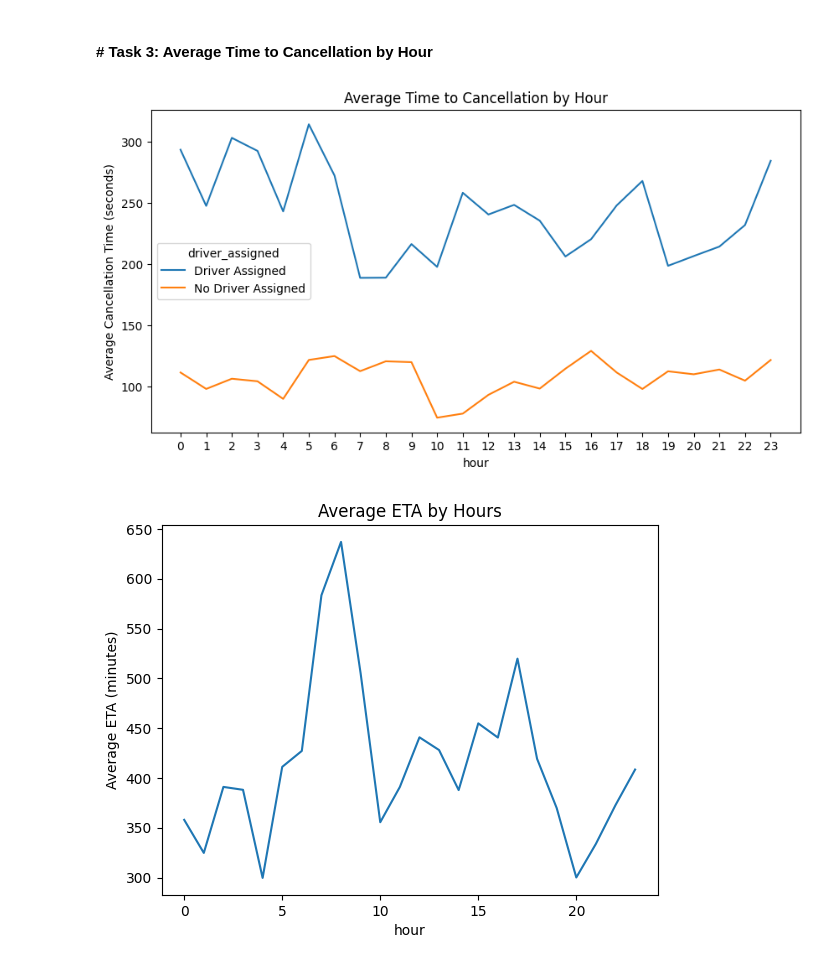
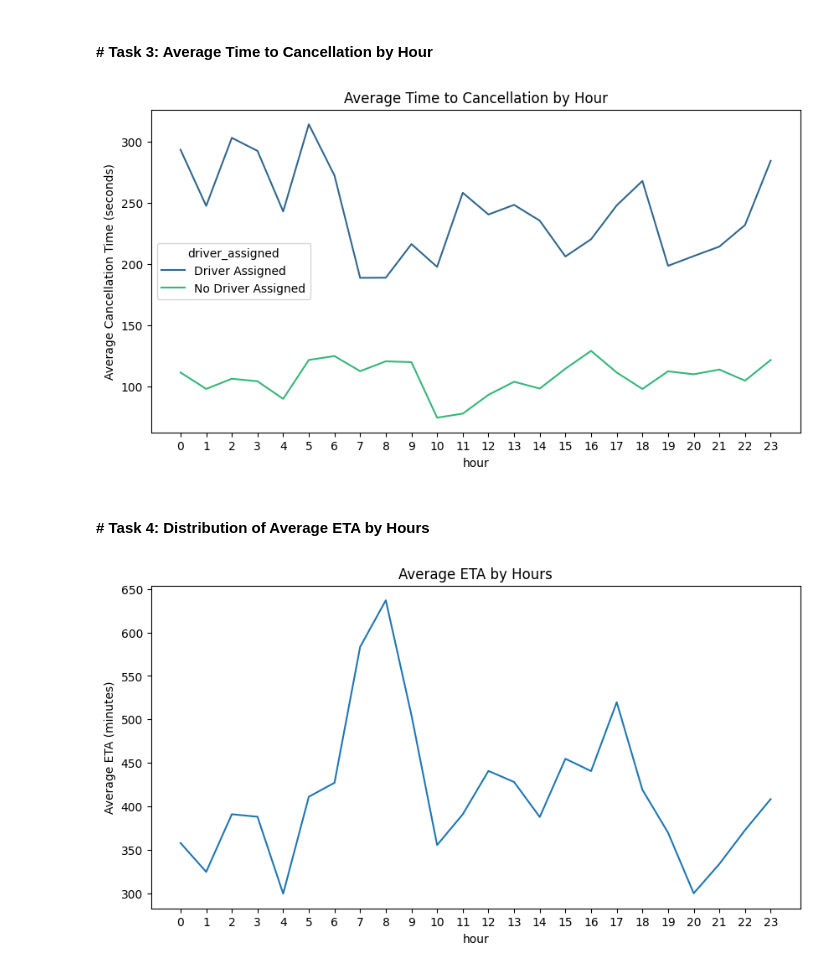
Before and after one commit to Akshay-Paunikar/Gett---Business-Analysis, a Jupyter notebook: Gett_Business_Analysis.ipynb, the cells around one changed output. Drawn from its saved outputs; the diff is of its cells as text; code cells hidden in the pictures.

Commit message:
Task 4: Distribution of Average ETA by Hours

```diff
--- a/Gett_Business_Analysis.ipynb
+++ b/Gett_Business_Analysis.ipynb
@@ -313,22 +313,25 @@ plt.show()
 # %%
 # Task 3: Average Time to Cancellation by Hour
 plt.figure(figsize=(10,5))
-sns.lineplot(x='hour', y='cancellations_time_in_seconds', hue='driver_assigned', data=orders, estimator='mean', ci=None)
+sns.lineplot(x='hour', y='cancellations_time_in_seconds', hue='driver_assigned', data=orders, estimator='mean', ci=None, palette='viridis')
 plt.title('Average Time to Cancellation by Hour')
 plt.ylabel('Average Cancellation Time (seconds)')
 plt.xticks(np.arange(min(orders['hour']), max(orders['hour'])+1, 1.0))
 plt.show()
 # %% [output]
-[figure, old version]
+[figure, new version]
+# %% [markdown]
+#### # Task 4: Distribution of Average ETA by Hours
 # %%
 # Task 4: Distribution of Average ETA by Hours
-avg_eta_by_hour = orders.groupby('hour')['m_order_eta'].mean()
-avg_eta_by_hour.plot(kind='line')
+plt.figure(figsize=(10,5))
+sns.lineplot(x='hour', y='m_order_eta', data=orders, estimator='mean', ci=None, )
+plt.ylabel('Average ETA (minutes)')
+plt.xticks(np.arange(min(orders['hour']), max(orders['hour'])+1, 1.0))
 plt.title('Average ETA by Hours')
-plt.ylabel('Average ETA (minutes)')
 plt.show()
 # %% [output]
-[figure, old version]
+[figure, new version]
 # %%
 # BONUS: Hexagons Visualization
 def plot_hexagons(orders, resolution=8):
```
Also changed, not shown: parts of 3 cells of this notebook, 1 other file.
